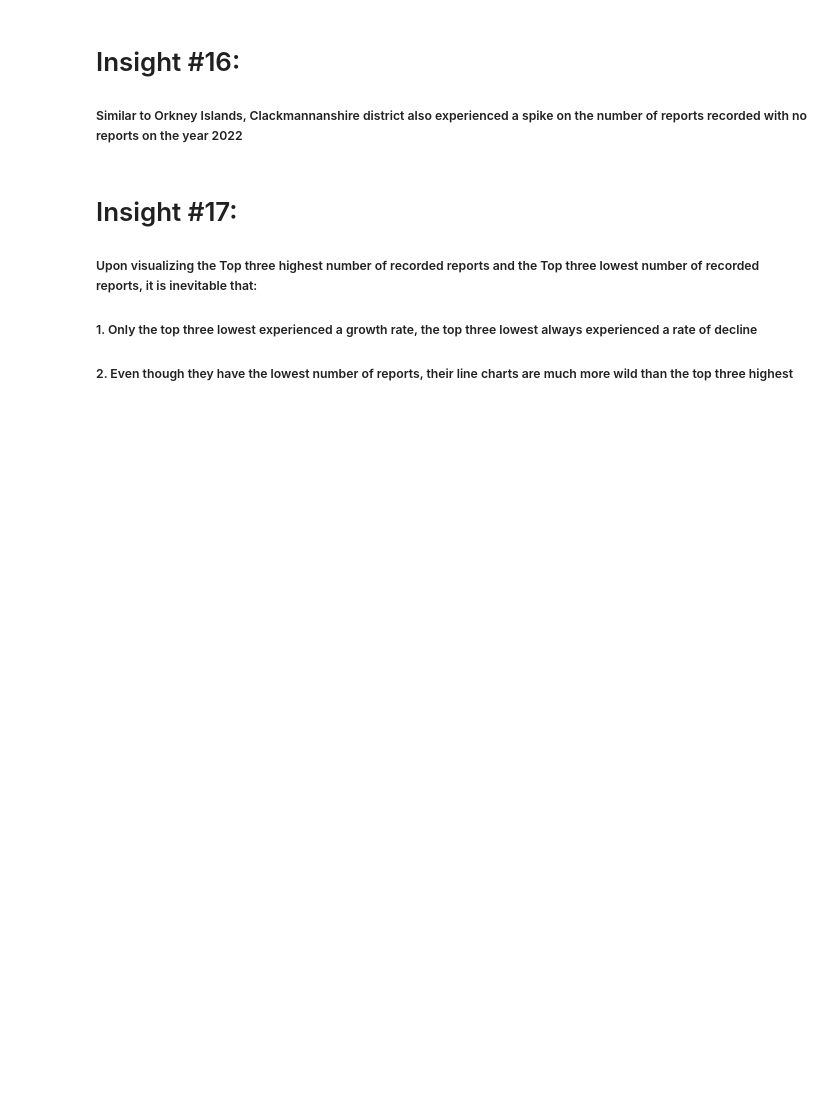
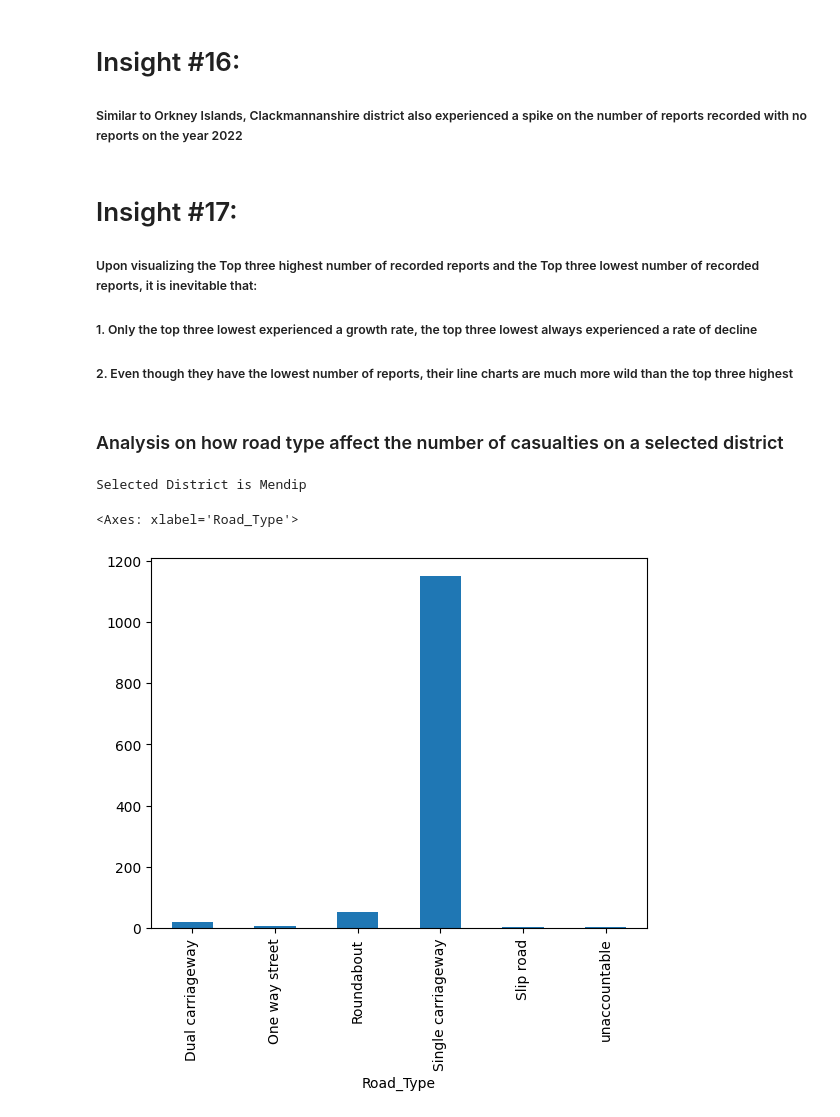
Before and after one commit to kvnwave/ELEC303-DATA-ANALYTICS-AGUILERA, a Jupyter notebook: uk_accident.ipynb, the cells around one changed output. Drawn from its saved outputs; the diff is of its cells as text; code cells hidden in the pictures; blank space fills up the shorter version.

```diff
--- a/uk_accident.ipynb
+++ b/uk_accident.ipynb
@@ -518,3 +503,19 @@ plt.show()
 <h5>Upon visualizing the Top three highest number of recorded reports and the Top three lowest number of recorded reports, it is inevitable that:</h5>
 <h5>1. Only the top three lowest experienced a growth rate, the top three lowest always experienced a rate of decline</h5>
 <h5>2. Even though they have the lowest number of reports, their line charts are much more wild than the top three highest</h5>
+# %% [markdown]
+<h3>Analysis on how road type affect the number of casualties on a selected district</h3>
+# %%
+district_sample = uk['District Area'].sample(1)
+# district_sample
+print('Selected District is Mendip')
+# %% [output]
+Selected District is Mendip
+# %%
+roadtype_sample = uk[uk['District Area'] == 'Mendip']
+PerCasualty_rt = roadtype_sample.groupby(['Road_Type'])['Index'].count()
+
+PerCasualty_rt.plot(kind='bar')
+# %% [output]
+<Axes: xlabel='Road_Type'>
+[figure, added]
```
Also changed, not shown: parts of 26 cells of this notebook.
